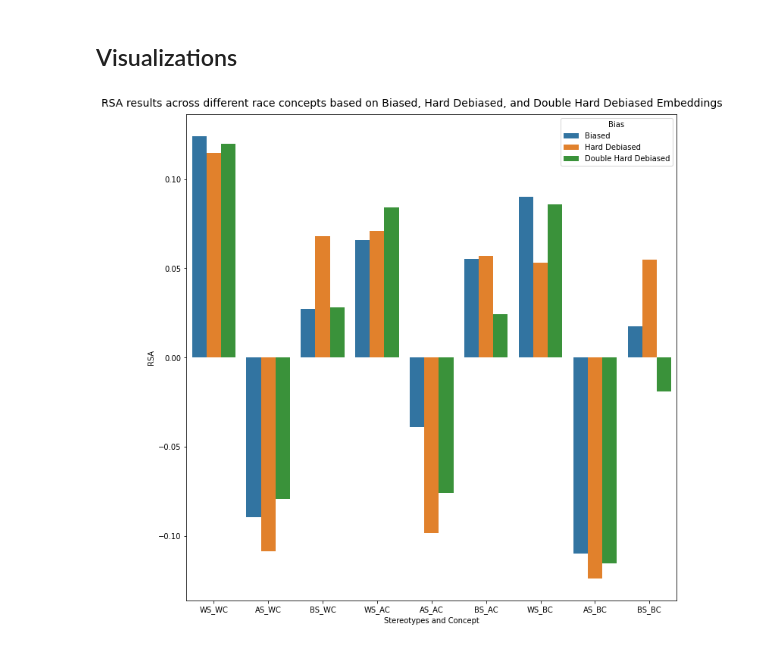
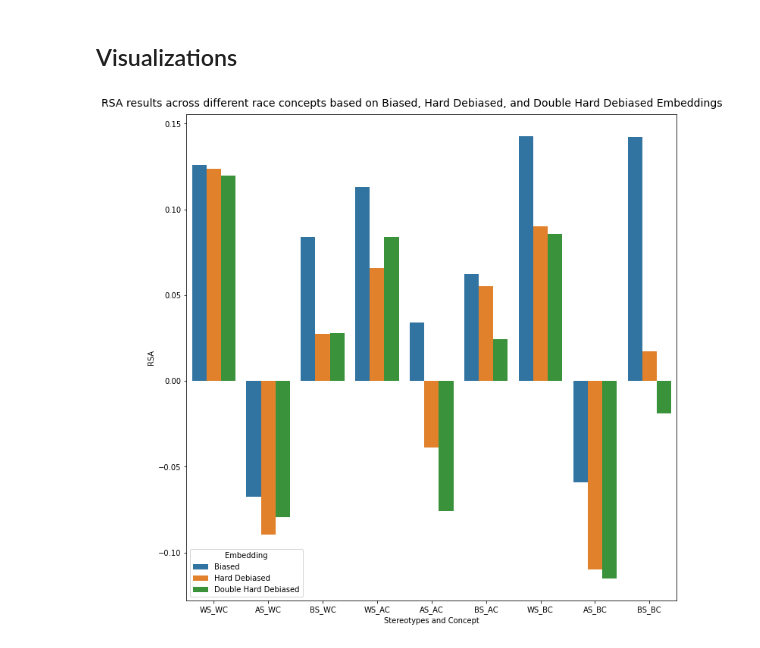
Before and after one commit to YolandaMDavis/DoubleHardMulticlass, a Jupyter notebook: rsa.ipynb, the cells around one changed output. Saved outputs shown, nothing was run; the diff lists cells and outputs as text; code cells hidden in the pictures.

Commit message:
rsa updates to support files generated by RSA

```diff
--- a/rsa.ipynb
+++ b/rsa.ipynb
@@ -18,7 +20,7 @@ curr_dr = os.getcwd()
 #### Word2Vec
 # %%
 w2v_biased =  get_RSA3(curr_dr+'/data/Word_Data_race.xlsx',
-        curr_dr  + "/data/harddebiased.w2v", 50)
+        curr_dr  + "/data/data_vocab_race_pre_trained.w2v", 50)
 # %% [output]
 White_Concept
 word idx matrices created
@@ -43,7 +45,7 @@ Sign Test Black_Stereotypes vs. Asian_Stereotypes: 1.5777218104420236e-30
 #### Word2Vec
 # %%
 w2v_hd_final = get_RSA3( curr_dr + '/data/Word_Data_race.xlsx',
-        curr_dr + "/data/data_vocab_race_hard_debias.w2v", 50)
+        curr_dr + "/data/generated-hard-debias.w2v", 50)
 # %% [output]
 White_Concept
 word idx matrices created
@@ -68,7 +70,7 @@ Sign Test Black_Stereotypes vs. Asian_Stereotypes: 1.5777218104420236e-30
 #### Word2Vec
 # %%
 w2v_dhd_final = get_RSA3(curr_dr + '/data/Word_Data_race.xlsx',
-        curr_dr + "/data/doubleharddebiased.w2v", 50)
+        curr_dr + "/data/generated-double-hard-debias.w2v", 50)
 # %% [output]
 White_Concept
 word idx matrices created
@@ -106,17 +108,17 @@ for lis in w2v_dhd_final:
 # %%
 import pandas as pd
 df = pd.DataFrame(results,
-                       columns=['RSA', 'Stereotypes', 'Concept', 'Stereotypes and Concept', 'Bias' ])
+                       columns=['RSA', 'Stereotypes', 'Concept', 'Stereotypes and Concept', 'Embedding' ])
 # %%
 import seaborn as sns
 
 fig, ax = plt.subplots(figsize=(10, 10))
 plt.suptitle(
     "RSA results across different race concepts based on Biased, Hard Debiased, and Double Hard Debiased Embeddings",
     fontsize=14,
 )
-ax = sns.barplot(x="Stereotypes and Concept", y="RSA", hue="Bias", data=df)
+ax = sns.barplot(x="Stereotypes and Concept", y="RSA", hue="Embedding", data=df)
 plt.tight_layout()
 plt.show()
 # %% [output]
-[figure, old version]
+[figure, new version]
```
Also changed, not shown: parts of 3 cells of this notebook, 4 other files.
